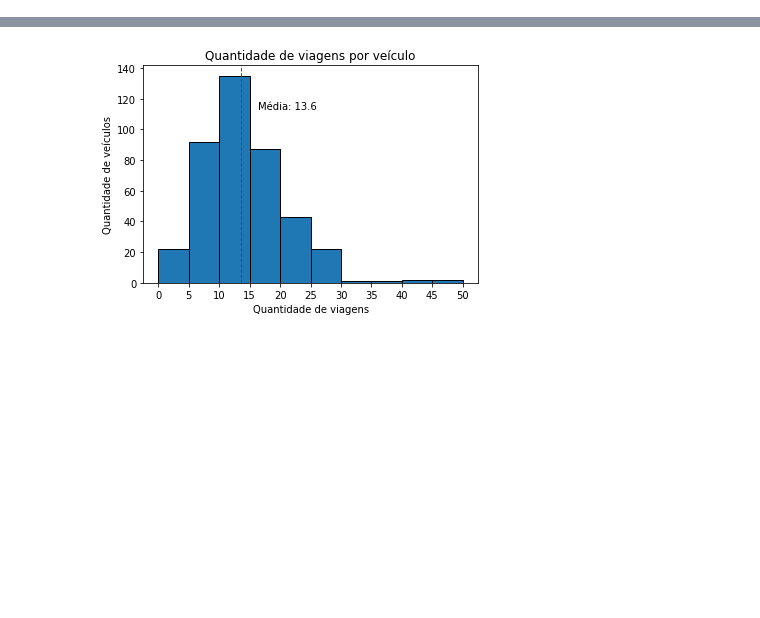
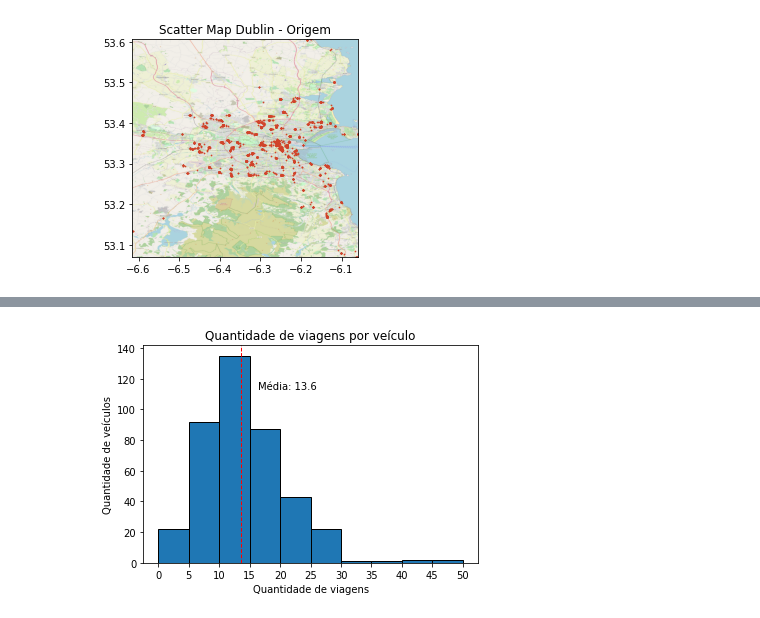
Before and after one commit to TulioNPL/Pesquisa, a Jupyter notebook: jupyter/main.ipynb, the cells around one changed output, grey strips where cells are left out. Drawn from its saved outputs; the diff is of its cells as text; code cells hidden in the pictures; blank space fills up the shorter version.

```diff
--- a/jupyter/main.ipynb
+++ b/jupyter/main.ipynb
@@ -191,10 +190,13 @@ def lerDublin():
 
 allTimeGaps, allCoordGaps, timeGapsDiscrete, coordGapsDiscrete, keys, pontos = lerDublin()
 # %%
-def posOrigem():
+def posOD():
     posOrigem = {}
+    posDestino = {}
     posOrigem['lat'] = []
     posOrigem['long'] = []
+    posDestino['lat'] = []
+    posDestino['long'] = []
     tripArrays = []
 
     df = pd.read_csv(path+"/data/siri.20130101.csv")
@@ -213,14 +215,20 @@ def posOrigem():
     for array in tripArrays:
         for trip in array:
             dftrip = df.loc[df['vehicle journey ID'] == trip]
+            if len(dftrip) > 5:
+                inicio = dftrip.index[0]
+                fim = dftrip.index[-1]
 
-            inicio = dftrip.index[0]
-            x = dftrip['lat'][inicio]
-            y = dftrip['long'][inicio]
+                x = dftrip['lat'][inicio]
+                y = dftrip['long'][inicio]
+                posOrigem['lat'].append(x)
+                posOrigem['long'].append(y)
 
-            posOrigem['lat'].append(x)
-            posOrigem['long'].append(y)
+                x = dftrip['lat'][fim]
+                y = dftrip['long'][fim]
+                posDestino['lat'].append(x)
+                posDestino['long'].append(y)
 
-    return posOrigem
+    return posOrigem,posDestino
 
-posOrigem = posOrigem()
+posOrigem,posDestino = posOD()
@@ -230,0 +235,17 @@ posOrigem = posOrigem()
+# %%
+### Plota um heatmap das origens das trips
+
+BBox = (min(posOrigem['long']),max(posOrigem['long']),min(posOrigem['lat']),max(posOrigem['lat'])) #limites laterais do mapa
+ruh_m = plt.imread(path+'/img/backmaps/backmap_orig_Dublin.png') #mapa a ser usado de fundo
+
+fig, ax = plt.subplots()
+ax.scatter(posOrigem['long'], posOrigem['lat'], zorder=1, alpha=1, c='#d1432a', s=0.5)
+ax.set_title('Scatter Map Dublin - Origem')
+ax.set_xlim(BBox[0],BBox[1])
+ax.set_ylim(BBox[2],BBox[3])
+ax.imshow(ruh_m,zorder=0, extent=BBox, aspect='equal')
+
+# plt.savefig(path+"/img/mapaCalorOrigem_Dublin.png", dpi=300, transparent=False, facecolor='white')
+plt.show()
+# %% [output]
+[figure, added]
```
Also changed, not shown: parts of 6 cells of this notebook, 1 other file.
